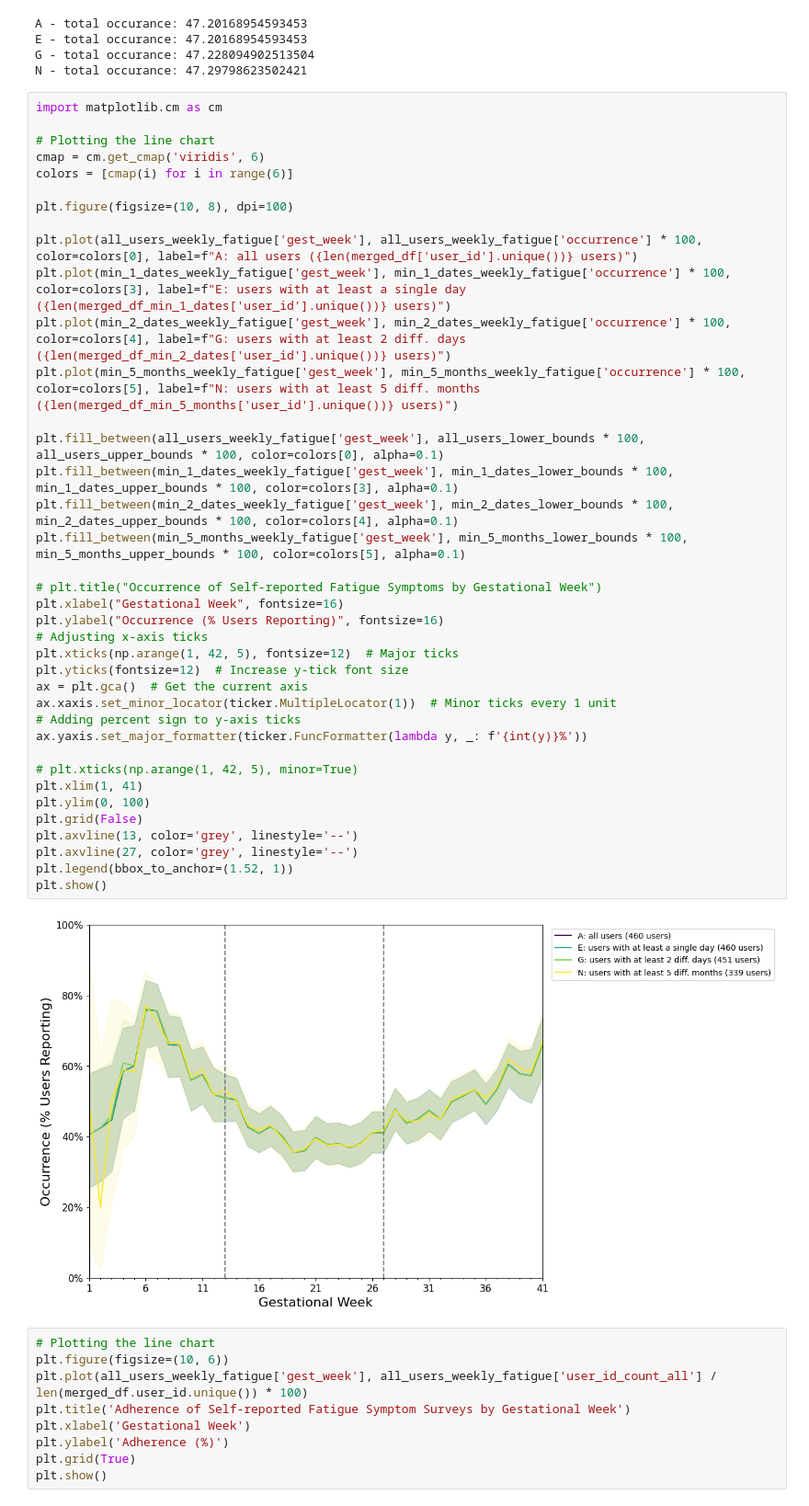
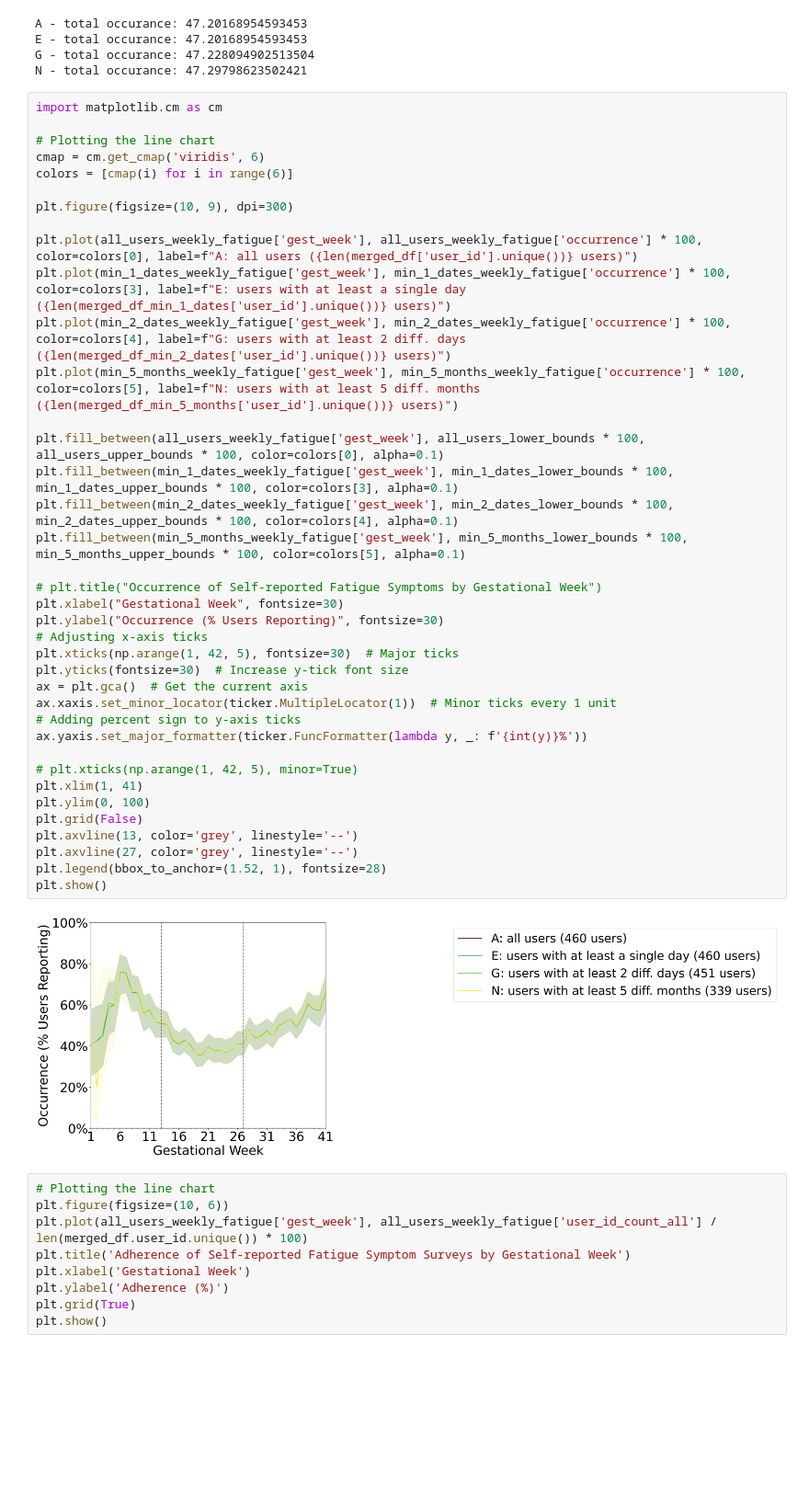
Before and after one commit to Tinbeh97/N-of-1-Level-Wearable-Data-Analysis, a Jupyter notebook: experiments/fatigue_replication.ipynb, the cells around one changed output. Shown at 92% size. Cells and saved outputs as stored; diff of their text form; blank space fills up the shorter version.

```diff
--- a/experiments/fatigue_replication.ipynb
+++ b/experiments/fatigue_replication.ipynb
@@ -317,40 +317,40 @@ import matplotlib.cm as cm
 # Plotting the line chart
 cmap = cm.get_cmap('viridis', 6)
 colors = [cmap(i) for i in range(6)]
 
-plt.figure(figsize=(10, 8), dpi=100)
+plt.figure(figsize=(10, 9), dpi=300)
 
 plt.plot(all_users_weekly_fatigue['gest_week'], all_users_weekly_fatigue['occurrence'] * 100, color=colors[0], label=f"A: all users ({len(merged_df['user_id'].unique())} users)")
 plt.plot(min_1_dates_weekly_fatigue['gest_week'], min_1_dates_weekly_fatigue['occurrence'] * 100, color=colors[3], label=f"E: users with at least a single day ({len(merged_df_min_1_dates['user_id'].unique())} users)")
 plt.plot(min_2_dates_weekly_fatigue['gest_week'], min_2_dates_weekly_fatigue['occurrence'] * 100, color=colors[4], label=f"G: users with at least 2 diff. days ({len(merged_df_min_2_dates['user_id'].unique())} users)")
 plt.plot(min_5_months_weekly_fatigue['gest_week'], min_5_months_weekly_fatigue['occurrence'] * 100, color=colors[5], label=f"N: users with at least 5 diff. months ({len(merged_df_min_5_months['user_id'].unique())} users)")
 
 plt.fill_between(all_users_weekly_fatigue['gest_week'], all_users_lower_bounds * 100, all_users_upper_bounds * 100, color=colors[0], alpha=0.1)
 plt.fill_between(min_1_dates_weekly_fatigue['gest_week'], min_1_dates_lower_bounds * 100, min_1_dates_upper_bounds * 100, color=colors[3], alpha=0.1)
 plt.fill_between(min_2_dates_weekly_fatigue['gest_week'], min_2_dates_lower_bounds * 100, min_2_dates_upper_bounds * 100, color=colors[4], alpha=0.1)
 plt.fill_between(min_5_months_weekly_fatigue['gest_week'], min_5_months_lower_bounds * 100, min_5_months_upper_bounds * 100, color=colors[5], alpha=0.1)
 
 # plt.title("Occurrence of Self-reported Fatigue Symptoms by Gestational Week")
-plt.xlabel("Gestational Week", fontsize=16)
-plt.ylabel("Occurrence (% Users Reporting)", fontsize=16)
+plt.xlabel("Gestational Week", fontsize=30)
+plt.ylabel("Occurrence (% Users Reporting)", fontsize=30)
 # Adjusting x-axis ticks
-plt.xticks(np.arange(1, 42, 5), fontsize=12)  # Major ticks
-plt.yticks(fontsize=12)  # Increase y-tick font size
+plt.xticks(np.arange(1, 42, 5), fontsize=30)  # Major ticks
+plt.yticks(fontsize=30)  # Increase y-tick font size
 ax = plt.gca()  # Get the current axis
 ax.xaxis.set_minor_locator(ticker.MultipleLocator(1))  # Minor ticks every 1 unit
 # Adding percent sign to y-axis ticks
 ax.yaxis.set_major_formatter(ticker.FuncFormatter(lambda y, _: f'{int(y)}%'))
 
 # plt.xticks(np.arange(1, 42, 5), minor=True)
 plt.xlim(1, 41)
 plt.ylim(0, 100)
 plt.grid(False)
 plt.axvline(13, color='grey', linestyle='--')
 plt.axvline(27, color='grey', linestyle='--')
-plt.legend(bbox_to_anchor=(1.52, 1))
+plt.legend(bbox_to_anchor=(1.52, 1), fontsize=28)
 plt.show()
 # %% [output]
-[figure, old version]
+[figure, new version]
 # %%
 # Plotting the line chart
 plt.figure(figsize=(10, 6))
```
Also changed, not shown: parts of 24 cells of this notebook.
